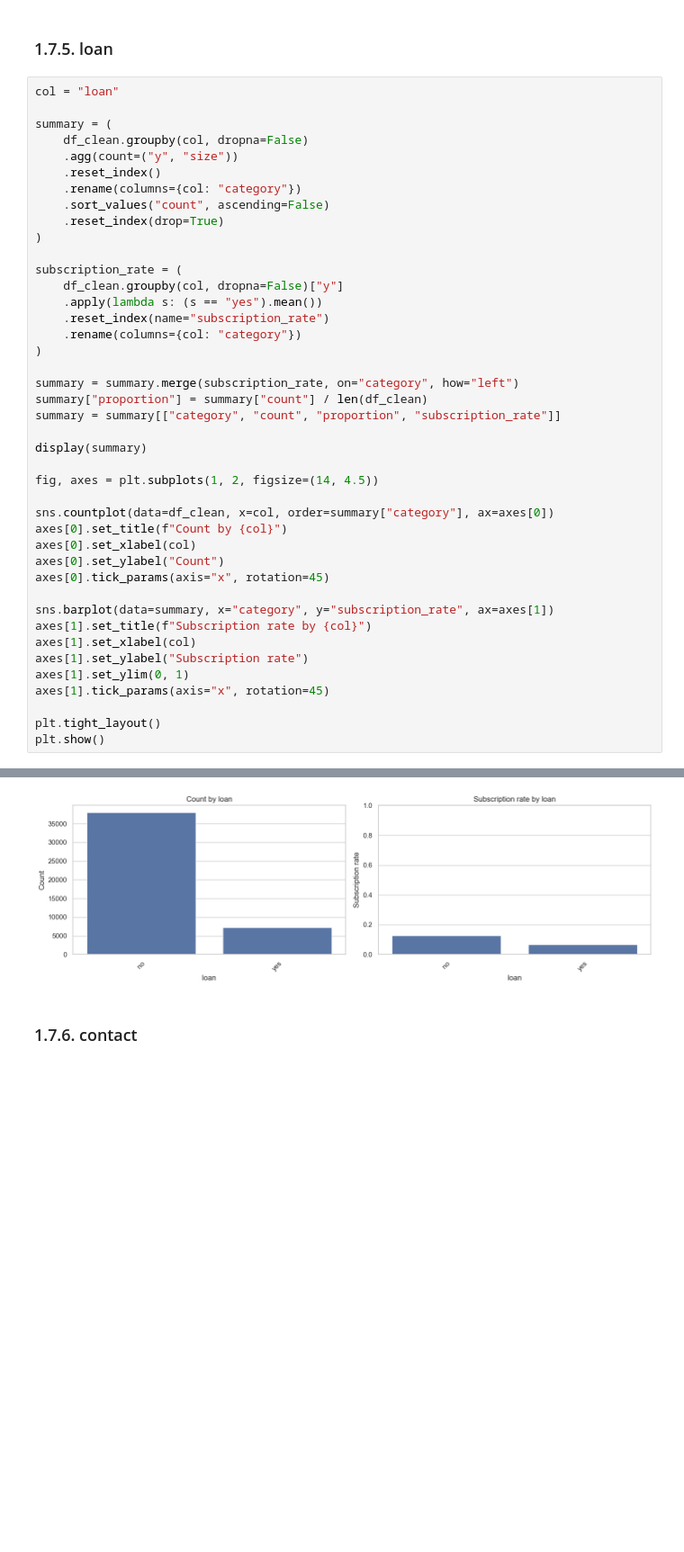
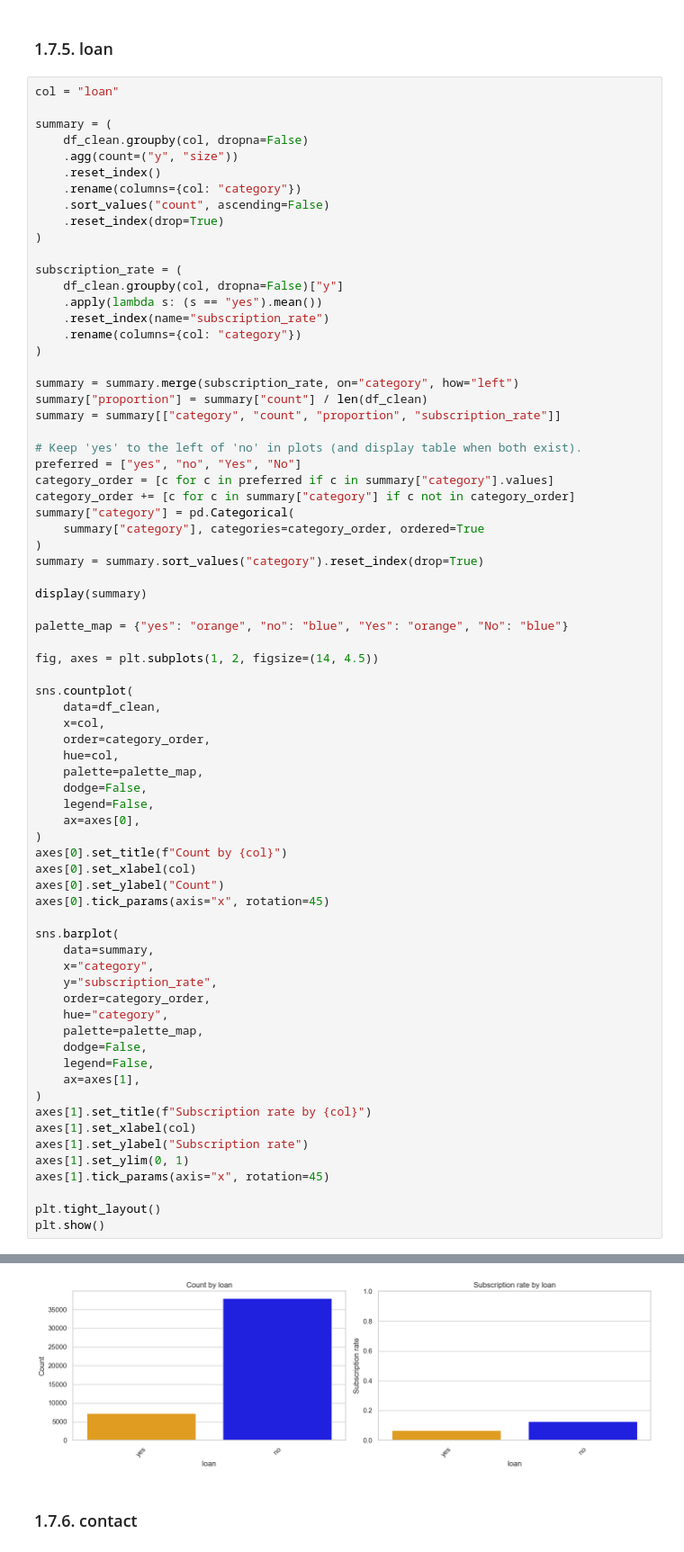
Before and after one commit to tonantzin-real/IDS_705_final_project, a Jupyter notebook: 01_data_processing.ipynb, the cells around one changed output, grey strips where cells are left out. Shown at 90% size. Saved outputs shown, nothing was run; the diff lists cells and outputs as text; blank space fills up the shorter version.

```diff
--- a/01_data_processing.ipynb
+++ b/01_data_processing.ipynb
@@ -393,17 +414,47 @@ summary = summary.merge(subscription_rate, on="category", how="left")
 summary["proportion"] = summary["count"] / len(df_clean)
 summary = summary[["category", "count", "proportion", "subscription_rate"]]
 
+# Keep 'yes' to the left of 'no' in plots (and display table when both exist).
+preferred = ["yes", "no", "Yes", "No"]
+category_order = [c for c in preferred if c in summary["category"].values]
+category_order += [c for c in summary["category"] if c not in category_order]
+summary["category"] = pd.Categorical(
+    summary["category"], categories=category_order, ordered=True
+)
+summary = summary.sort_values("category").reset_index(drop=True)
+
 display(summary)
+
+palette_map = {"yes": "orange", "no": "blue", "Yes": "orange", "No": "blue"}
 
 fig, axes = plt.subplots(1, 2, figsize=(14, 4.5))
 
-sns.countplot(data=df_clean, x=col, order=summary["category"], ax=axes[0])
+sns.countplot(
+    data=df_clean,
+    x=col,
+    order=category_order,
+    hue=col,
+    palette=palette_map,
+    dodge=False,
+    legend=False,
+    ax=axes[0],
+)
 axes[0].set_title(f"Count by {col}")
 axes[0].set_xlabel(col)
 axes[0].set_ylabel("Count")
 axes[0].tick_params(axis="x", rotation=45)
 
-sns.barplot(data=summary, x="category", y="subscription_rate", ax=axes[1])
+sns.barplot(
+    data=summary,
+    x="category",
+    y="subscription_rate",
+    order=category_order,
+    hue="category",
+    palette=palette_map,
+    dodge=False,
+    legend=False,
+    ax=axes[1],
+)
 axes[1].set_title(f"Subscription rate by {col}")
 axes[1].set_xlabel(col)
 axes[1].set_ylabel("Subscription rate")
@@ -419,4 +470,4 @@ plt.show()
-[figure, old version]
+[figure, new version]
 # %% [markdown]
 ### 1.7.6. contact
 # %%
```
Also changed, not shown: parts of 18 cells of this notebook.
